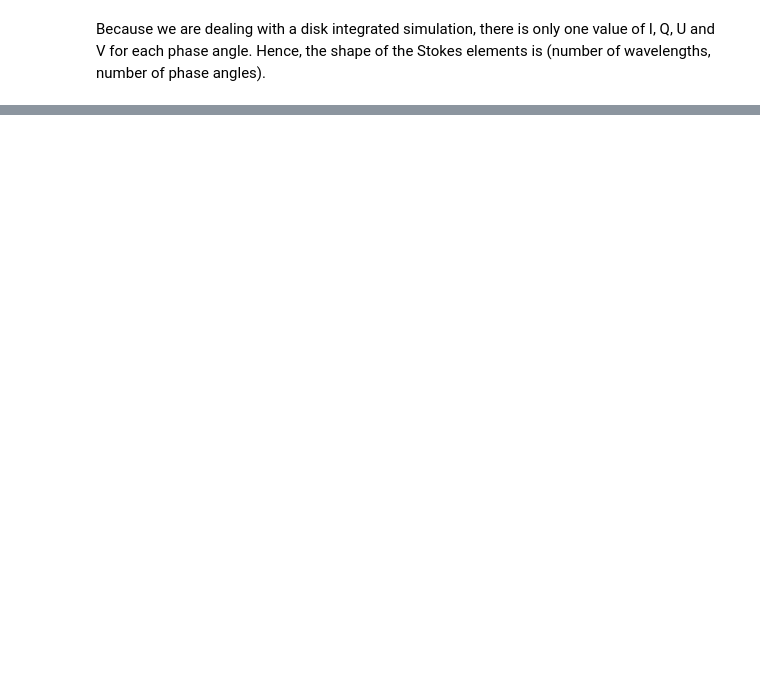
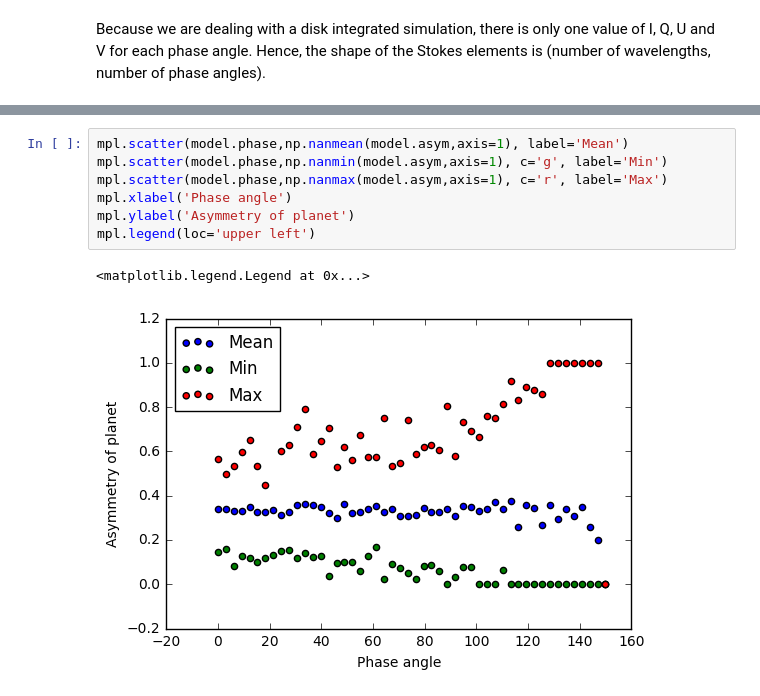
Before and after one commit to gouravmahapatra/pymiedap, a Jupyter notebook: pymiedap_tutorial.ipynb, the cells around one changed output, grey strips where cells are left out. Drawn from its saved outputs; the diff is of its cells as text; blank space fills up the shorter version.

```diff
--- a/pymiedap_tutorial.ipynb
+++ b/pymiedap_tutorial.ipynb
@@ -816,0 +848,10 @@ print(model.asym)
+# %%
+mpl.scatter(model.phase,np.nanmean(model.asym,axis=1), label='Mean')
+mpl.scatter(model.phase,np.nanmin(model.asym,axis=1), c='g', label='Min')
+mpl.scatter(model.phase,np.nanmax(model.asym,axis=1), c='r', label='Max')
+mpl.xlabel('Phase angle')
+mpl.ylabel('Asymmetry of planet')
+mpl.legend(loc='upper left')
+# %% [output]
+<matplotlib.legend.Legend at 0x...>
+[figure, added]
```
Also changed, not shown: parts of 32 cells of this notebook.
